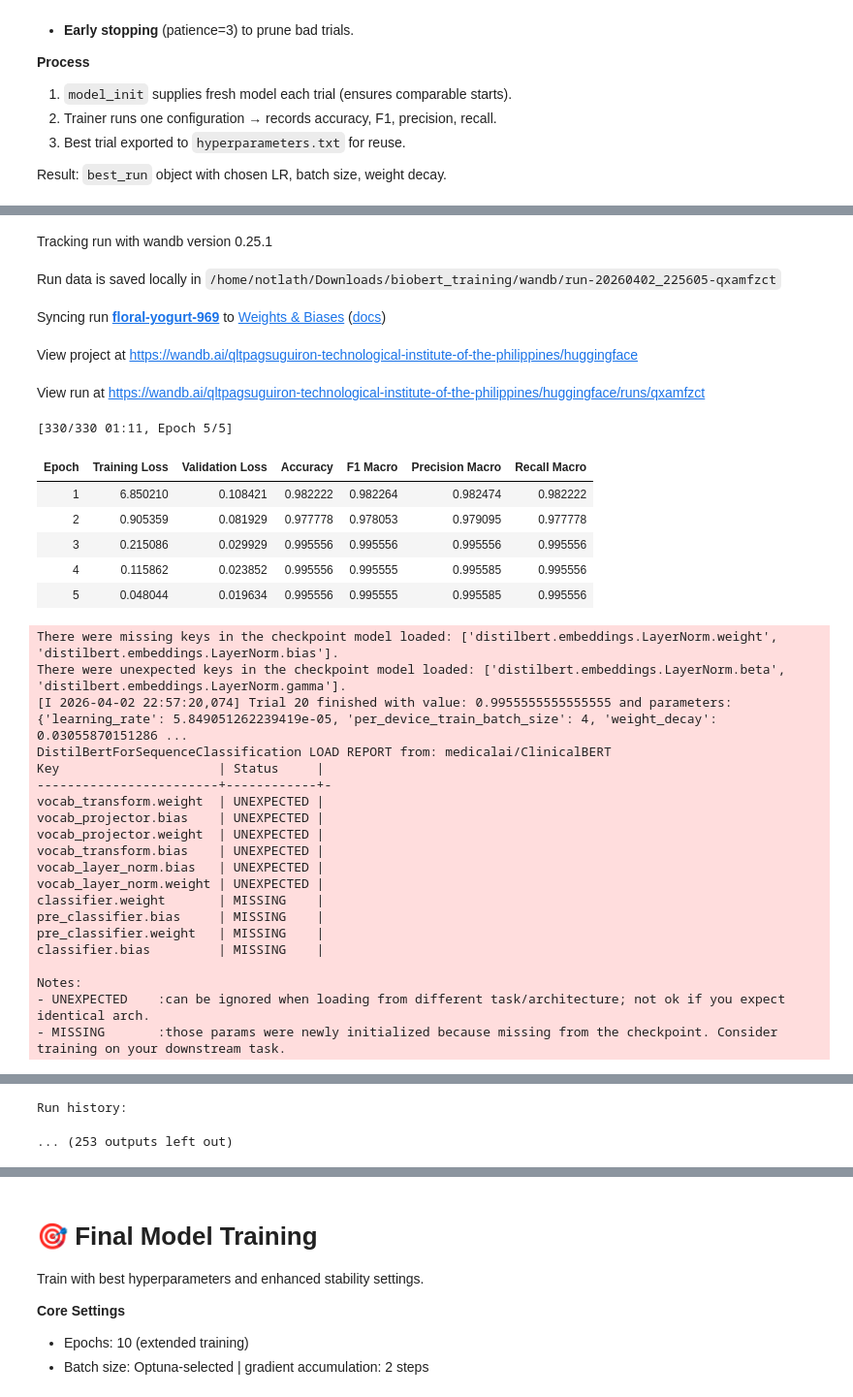
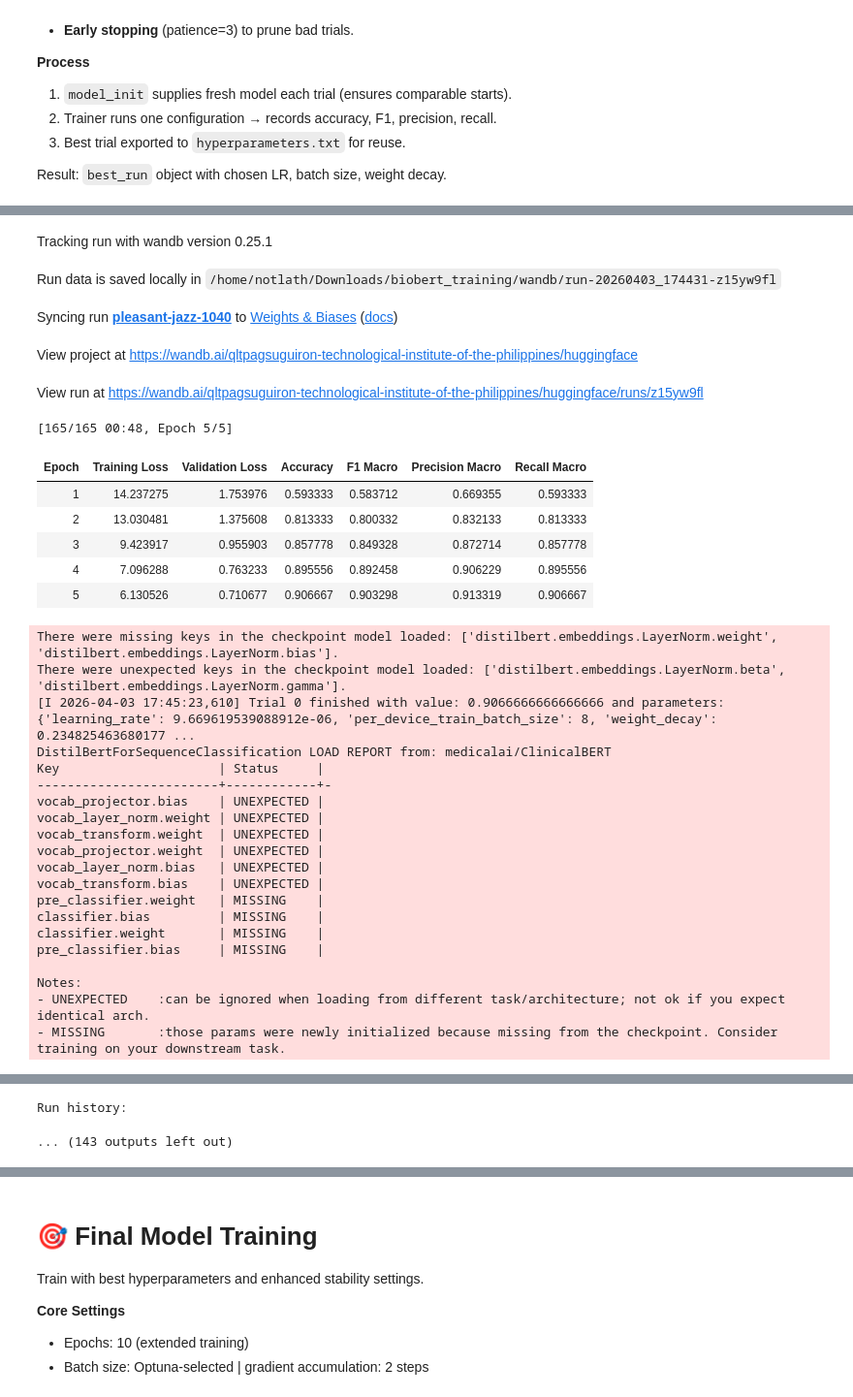
Before and after one commit to notlath/aill-be-sick, a Jupyter notebook: notebooks/finetuning/ClinicalBERT_Symptom2Disease_dataset.ipynb, the cells around one changed output, grey strips where cells are left out. Shown at 97% size. Saved outputs shown, nothing was run; the diff lists cells and outputs as text; code cells hidden in the pictures.

```diff
--- a/notebooks/finetuning/ClinicalBERT_Symptom2Disease_dataset.ipynb
+++ b/notebooks/finetuning/ClinicalBERT_Symptom2Disease_dataset.ipynb
@@ -457,7 +457,7 @@ best_run = trainer.hyperparameter_search(
     direction="maximize",
     backend="optuna",
     hp_space=optuna_hp_space,
-    n_trials=20,
+    n_trials=10,
     compute_objective=compute_objective,
     study_name="transformers_optuna_study_v2",
     storage="sqlite:///optuna_trials.db",
@@ -483,45 +483,45 @@ classifier.bias         | MISSING    |
 
 Notes:
 - UNEXPECTED    :can be ignored when loading from different task/architecture; not ok if you expect identical arch.
 - MISSING       :those params were newly initialized because missing from the checkpoint. Consider training on your downstream task.
 wandb: [wandb.login()] Loaded credentials for https://api.wandb.ai from /home/notlath/.netrc.
 wandb: Currently logged in as: qltpagsuguiron (qltpagsuguiron-technological-institute-of-the-philippines) to https://api.wandb.ai. Use `wandb login --relogin` to force relogin
 [interactive output not drawn]
 Tracking run with wandb version 0.25.1
-Run data is saved locally in /home/notlath/Downloads/biobert_training/wandb/run-20260402_225605-qxamfzct
+Run data is saved locally in /home/notlath/Downloads/biobert_training/wandb/run-20260403_174431-z15yw9fl
-Syncing run floral-yogurt-969 to Weights & Biases (docs)
+Syncing run pleasant-jazz-1040 to Weights & Biases (docs)
 View project at https://wandb.ai/qltpagsuguiron-technological-institute-of-the-philippines/huggingface
-View run at https://wandb.ai/qltpagsuguiron-technological-institute-of-the-philippines/huggingface/runs/qxamfzct
+View run at https://wandb.ai/qltpagsuguiron-technological-institute-of-the-philippines/huggingface/runs/z15yw9fl
-[330/330 01:11, Epoch 5/5]
+[165/165 00:48, Epoch 5/5]
 | Epoch | Training Loss | Validation Loss | Accuracy | F1 Macro | Precision Macro | Recall Macro |
-| 1 | 6.850210 | 0.108421 | 0.982222 | 0.982264 | 0.982474 | 0.982222 |
-| 2 | 0.905359 | 0.081929 | 0.977778 | 0.978053 | 0.979095 | 0.977778 |
-| 3 | 0.215086 | 0.029929 | 0.995556 | 0.995556 | 0.995556 | 0.995556 |
-| 4 | 0.115862 | 0.023852 | 0.995556 | 0.995555 | 0.995585 | 0.995556 |
-| 5 | 0.048044 | 0.019634 | 0.995556 | 0.995555 | 0.995585 | 0.995556 |
+| 1 | 14.237275 | 1.753976 | 0.593333 | 0.583712 | 0.669355 | 0.593333 |
+| 2 | 13.030481 | 1.375608 | 0.813333 | 0.800332 | 0.832133 | 0.813333 |
+| 3 | 9.423917 | 0.955903 | 0.857778 | 0.849328 | 0.872714 | 0.857778 |
+| 4 | 7.096288 | 0.763233 | 0.895556 | 0.892458 | 0.906229 | 0.895556 |
+| 5 | 6.130526 | 0.710677 | 0.906667 | 0.903298 | 0.913319 | 0.906667 |
 There were missing keys in the checkpoint model loaded: ['distilbert.embeddings.LayerNorm.weight', 'distilbert.embeddings.LayerNorm.bias'].
 There were unexpected keys in the checkpoint model loaded: ['distilbert.embeddings.LayerNorm.beta', 'distilbert.embeddings.LayerNorm.gamma'].
-[I 2026-04-02 22:57:20,074] Trial 20 finished with value: 0.9955555555555555 and parameters: {'learning_rate': 5.849051262239419e-05, 'per_device_train_batch_size': 4, 'weight_decay': 0.03055870151286 ...
+[I 2026-04-03 17:45:23,610] Trial 0 finished with value: 0.9066666666666666 and parameters: {'learning_rate': 9.669619539088912e-06, 'per_device_train_batch_size': 8, 'weight_decay': 0.234825463680177 ...
 DistilBertForSequenceClassification LOAD REPORT from: medicalai/ClinicalBERT
 Key                     | Status     |
 ------------------------+------------+-
+vocab_projector.bias    | UNEXPECTED |
+vocab_layer_norm.weight | UNEXPECTED |
 vocab_transform.weight  | UNEXPECTED |
-vocab_projector.bias    | UNEXPECTED |
 vocab_projector.weight  | UNEXPECTED |
+vocab_layer_norm.bias   | UNEXPECTED |
 vocab_transform.bias    | UNEXPECTED |
-vocab_layer_norm.bias   | UNEXPECTED |
-vocab_layer_norm.weight | UNEXPECTED |
+pre_classifier.weight   | MISSING    |
+classifier.bias         | MISSING    |
 classifier.weight       | MISSING    |
 pre_classifier.bias     | MISSING    |
-pre_classifier.weight   | MISSING    |
-classifier.bias         | MISSING    |
 
 Notes:
 - UNEXPECTED    :can be ignored when loading from different task/architecture; not ok if you expect identical arch.
 - MISSING       :those params were newly initialized because missing from the checkpoint. Consider training on your downstream task.
 [interactive output not drawn]
 Run history:
-... (253 outputs left out)
+... (143 outputs left out)
 # %%
 from pprint import pprint
 
```
Also changed, not shown: parts of 20 cells of this notebook, 7 other files.
